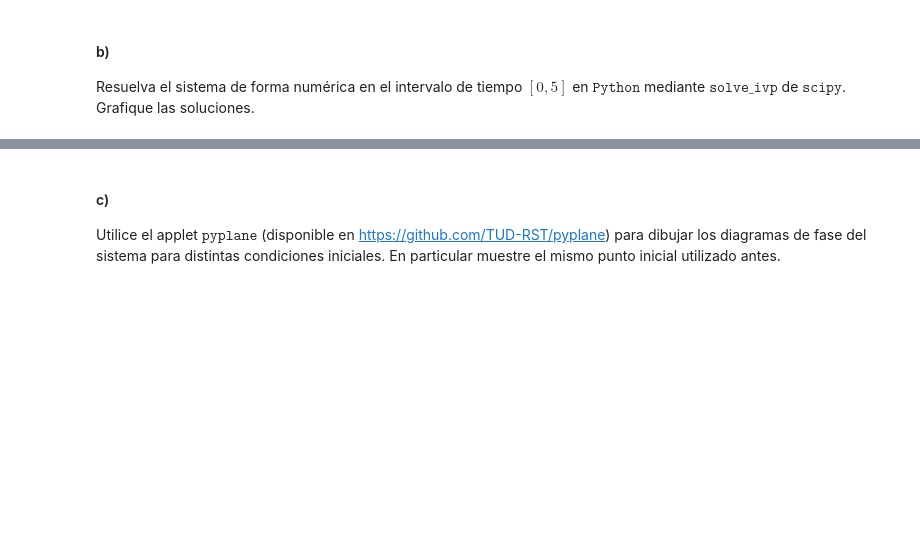
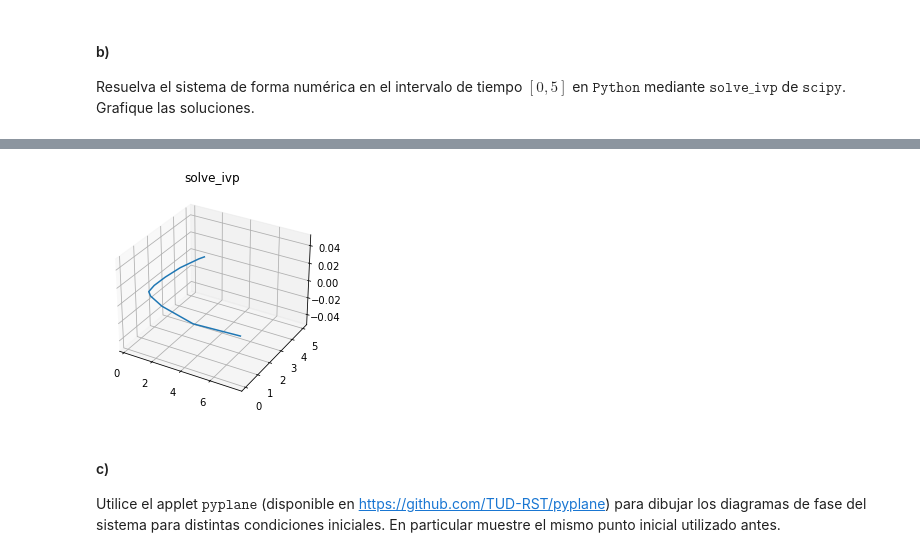
Before and after one commit to furrutiav/MA4703, a Jupyter notebook: lab1/enunciado_lab1.ipynb, the cells around one changed output, grey strips where cells are left out. Drawn from its saved outputs; the diff is of its cells as text; code cells hidden in the pictures; blank space fills up the shorter version.

Commit message:
add pyplane & figures

```diff
--- a/lab1/enunciado_lab1.ipynb
+++ b/lab1/enunciado_lab1.ipynb
@@ -20,0 +23,12 @@ de $\texttt{sympy}$)
+# %%
+%%time
+t = symbols("t")
+x = Function("x")
+y = Function("y")
+
+eq = [
+    Eq(x(t).diff(t), 2*x(t) - x(t)*y(t)),
+    Eq(y(t).diff(t), -y(t) + cos(x(t)))
+]
+sol = dsolve(eq, funcs=[x(t), y(t)], t=t)
+sol
@@ -23,0 +43,12 @@ Resuelva el sistema de forma numérica en el intervalo de tiempo $[0, 5]$ en $\t
+# %%
+def OED_system(t, state):
+    x, y = state
+    dx = 2*x - y*x
+    dy = -y+np.cos(x)
+    return [dx, dy]
+# %%
+%%time
+icv = [1, 5]
+t_span = (0.0, 5.0)
+t = np.arange(0.0, 5.0, 0.01)
+sol_ivp = solve_ivp(OED_system, t_span, icv)
@@ -24,3 +59,12 @@ Resuelva el sistema de forma numérica en el intervalo de tiempo $[0, 5]$ en $\t
+# %%
+fig = plt.figure()
+ax = fig.add_subplot(1, 1, 1, projection='3d')
+ax.plot(sol_ivp.y[0, :],
+        sol_ivp.y[1, :])
+ax.set_title("solve_ivp")
+plt.show()
+# %% [output]
+[figure, added]
 # %% [markdown]
 #### c)
 Utilice el applet $\texttt{pyplane}$ (disponible en https://github.com/TUD-RST/pyplane) para dibujar los diagramas de fase del sistema para distintas condiciones iniciales. En particular muestre el mismo punto inicial utilizado antes.
```
Also changed, not shown: parts of 11 cells of this notebook, 28 other files.
